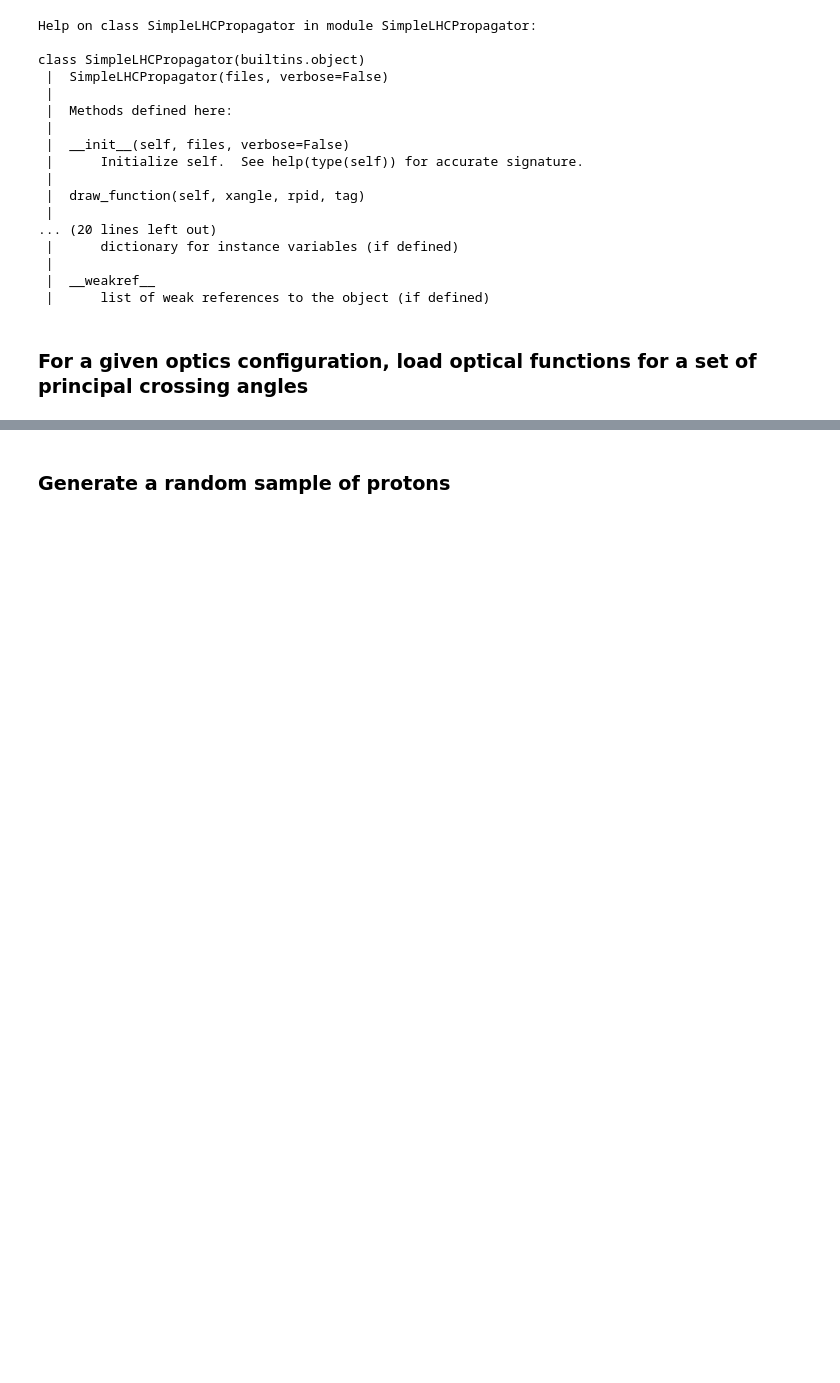
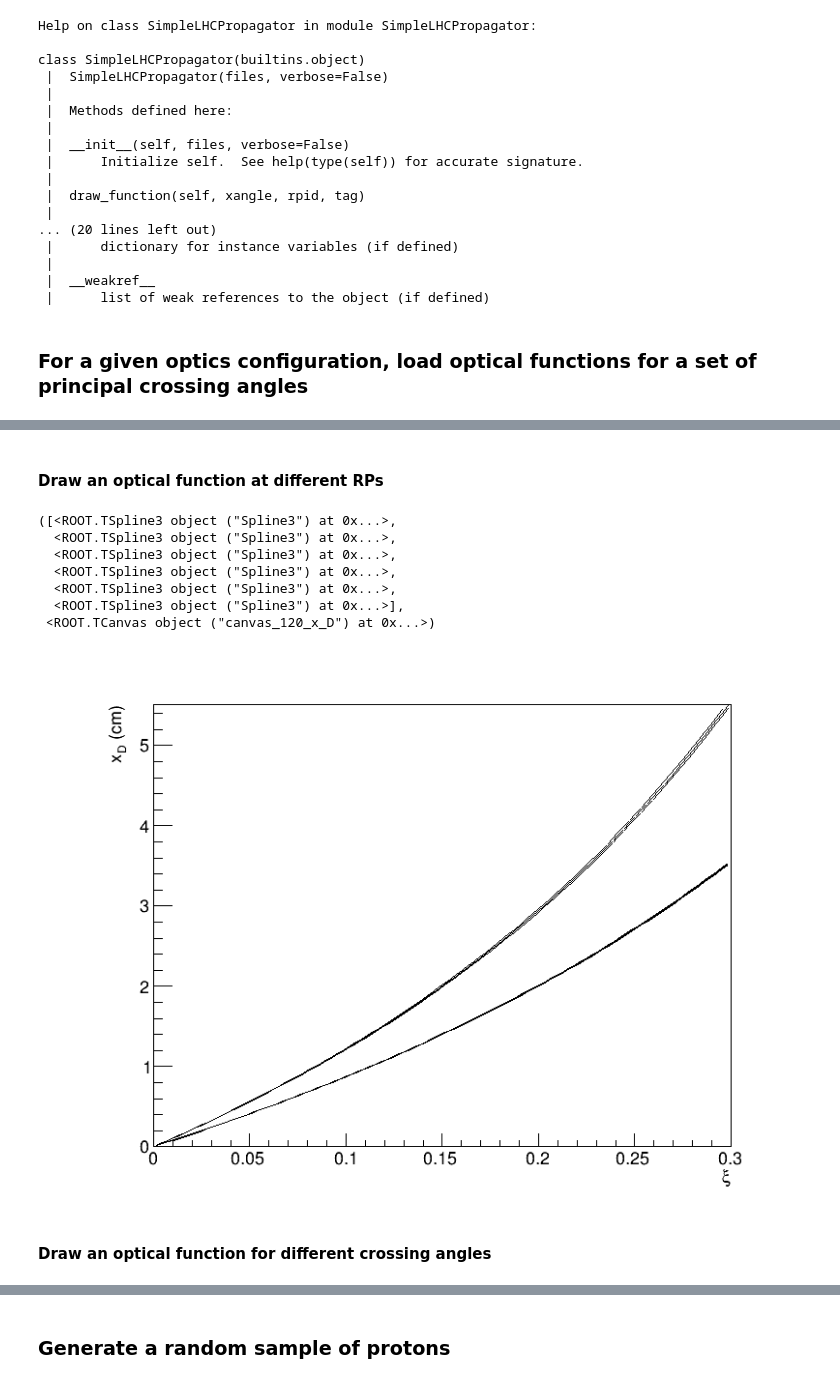
Before and after one commit to CMSDAS/pps-short-exercise, a Jupyter notebook: Optical-Functions.ipynb, the cells around one changed output, grey strips where cells are left out. Drawn from its saved outputs; the diff is of its cells as text; code cells hidden in the pictures; blank space fills up the shorter version.

```diff
--- a/Optical-Functions.ipynb
+++ b/Optical-Functions.ipynb
@@ -84,0 +85,15 @@ Tags: ('x_D', 'v_x', 'L_x', 'y_D', 'v_y', 'L_y')
+# %% [markdown]
+#### Draw an optical function at different RPs
+# %%
+proton_transport.draw_function_vs_rpid( 120, "x_D" )
+# %% [output]
+([<ROOT.TSpline3 object ("Spline3") at 0x...>,
+  <ROOT.TSpline3 object ("Spline3") at 0x...>,
+  <ROOT.TSpline3 object ("Spline3") at 0x...>,
+  <ROOT.TSpline3 object ("Spline3") at 0x...>,
+  <ROOT.TSpline3 object ("Spline3") at 0x...>,
+  <ROOT.TSpline3 object ("Spline3") at 0x...>],
+ <ROOT.TCanvas object ("canvas_120_x_D") at 0x...>)
+[figure, added]
+# %% [markdown]
+#### Draw an optical function for different crossing angles
```
Also changed, not shown: parts of 25 cells of this notebook, 2 other files.
